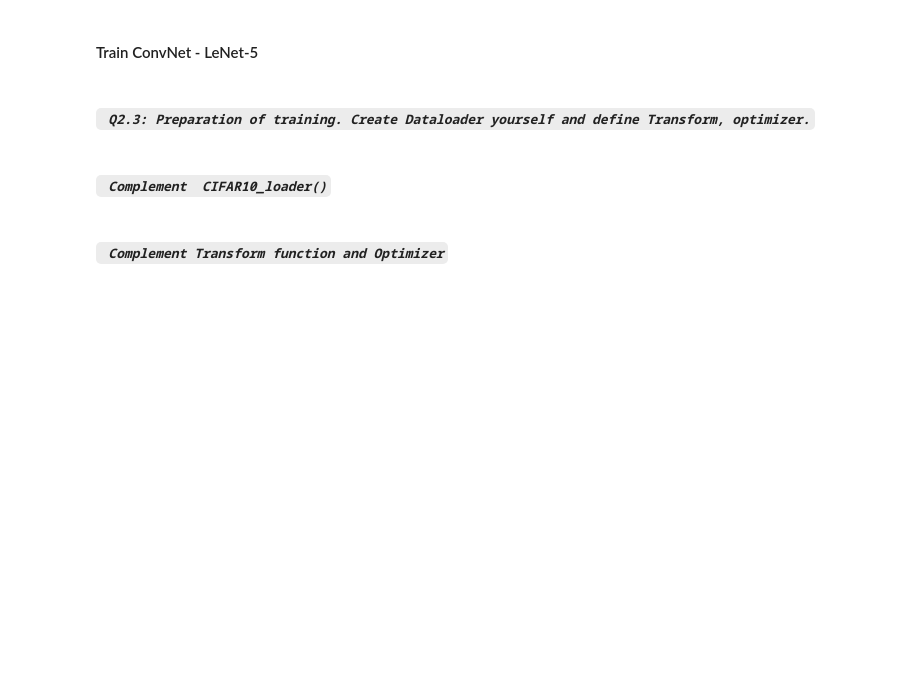
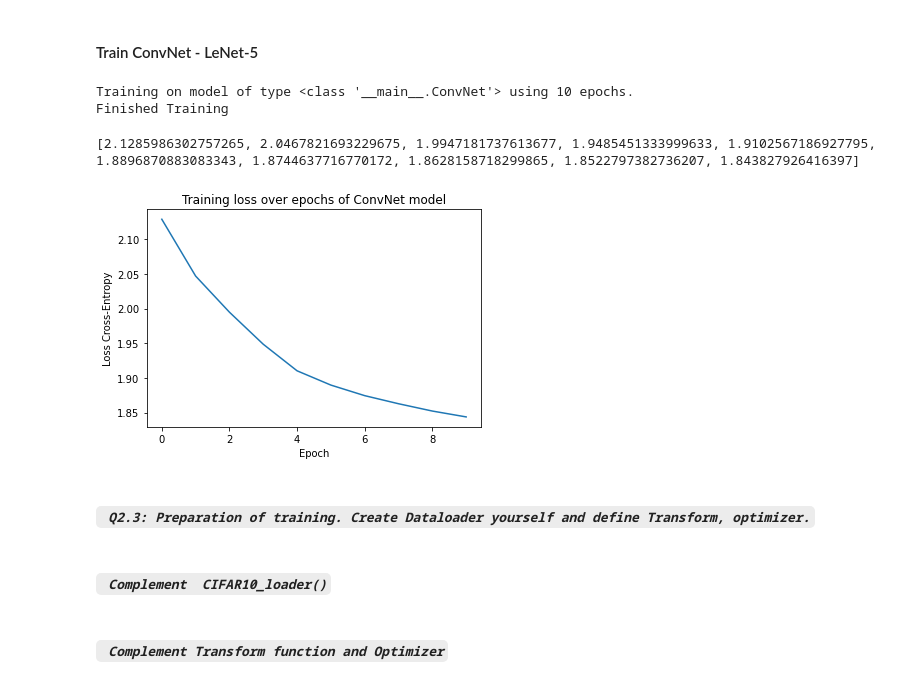
Before and after one commit to HarryZhangHH/ComputerVision-1and2, a Jupyter notebook: computervision1/final_lab/labfinal2/Lab_project_part2.ipynb, the cells around one changed output. Saved outputs shown, nothing was run; the diff lists cells and outputs as text; code cells hidden in the pictures; blank space fills up the shorter version.

```diff
--- a/computervision1/final_lab/labfinal2/Lab_project_part2.ipynb
+++ b/computervision1/final_lab/labfinal2/Lab_project_part2.ipynb
@@ -113,14 +182,0 @@ class ConvNet(nn.Module):
-# %%
-## exmample. You can change and modify it if you like.
-## use the above defined trainloader directly and train the models
-def train(net, trainloader,epoch=1):
-    ###################### Define Loss function and optimizer
-
-    ############################### Training
-    for epoch in range(epoch):  # loop over the dataset multiple times
-
-        ################################
-        # Todo: finish the code
-        ################################
-
-    print('Finished Training')
@@ -139,3 +332,28 @@ def train(net, trainloader,epoch=1):
+# %%
+# PARAMETERS
+epochs = 10
+lr = 0.01
+# %%
+# Contstruct our LeNet-5 CNN
+conv_net = ConvNet()
+
+# Define our cost function and optimizer
+criterion = nn.CrossEntropyLoss()
+optimizer = optim.SGD(conv_net.parameters(), lr)
+
+# Train our model
+losses2 = train(conv_net, criterion, optimizer, trainloader, epochs)
+# %% [output]
+Training on model of type <class '__main__.ConvNet'> using 10 epochs.
+Finished Training
+# %%
+# Visualize learning process
+x = np.arange(len(losses2))
+print(losses2)
+plot_data(x, losses2, "Epoch", "Loss Cross-Entropy", "Training loss over epochs of ConvNet model")
+# %% [output]
+[2.1285986302757265, 2.0467821693229675, 1.9947181737613677, 1.9485451333999633, 1.9102567186927795, 1.8896870883083343, 1.8744637716770172, 1.8628158718299865, 1.8522797382736207, 1.843827926416397]
+[figure, added]
 # %%
 def valid(net,testloader):
     correct = 0
```
Also changed, not shown: parts of 24 cells of this notebook, 1 other file.
